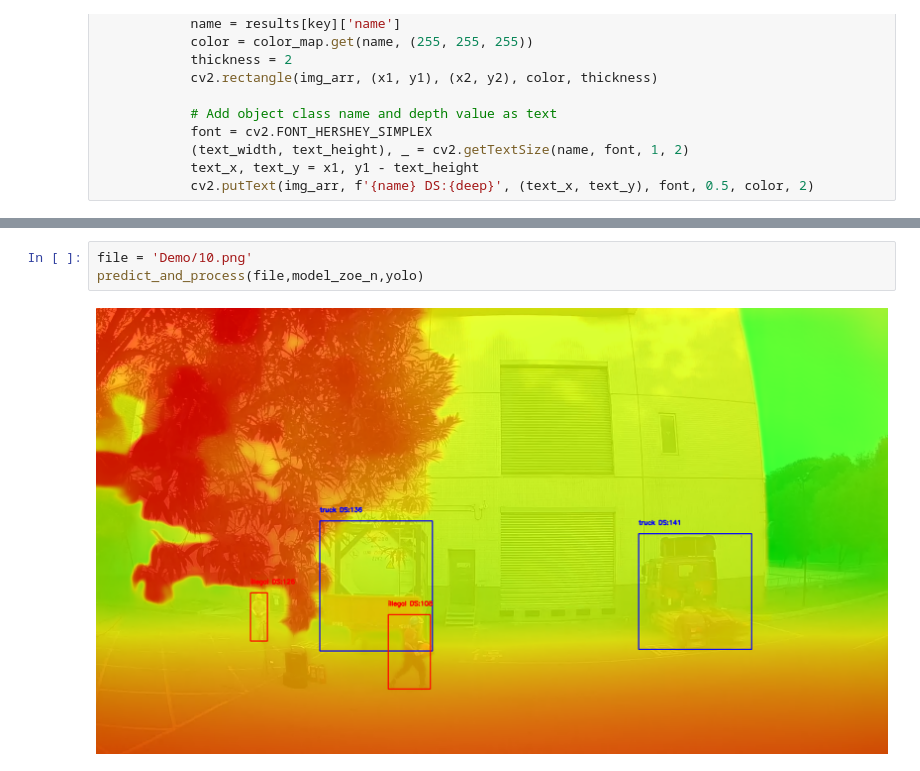
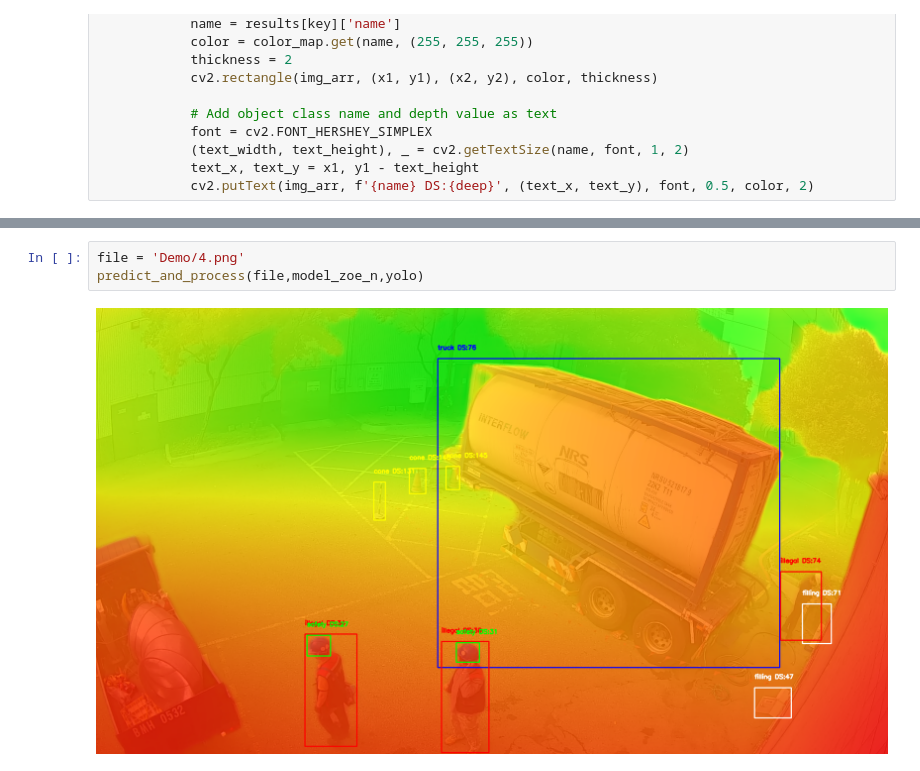
Before and after one commit to bensonbs/YOLOv5-ZoeDepth-ZST, a Jupyter notebook: Demo.ipynb, the cells around one changed output, grey strips where cells are left out. Saved outputs shown, nothing was run; the diff lists cells and outputs as text.

```diff
--- a/Demo.ipynb
+++ b/Demo.ipynb
@@ -123,5 +166,5 @@ def draw_rectangles(img_arr, results):
 # %%
-file = 'Demo/10.png'
+file = 'Demo/4.png'
 predict_and_process(file,model_zoe_n,yolo)
 # %% [output]
-[figure, old version]
+[figure, new version]
```
Also changed, not shown: parts of 2 cells of this notebook, 4 other files.
